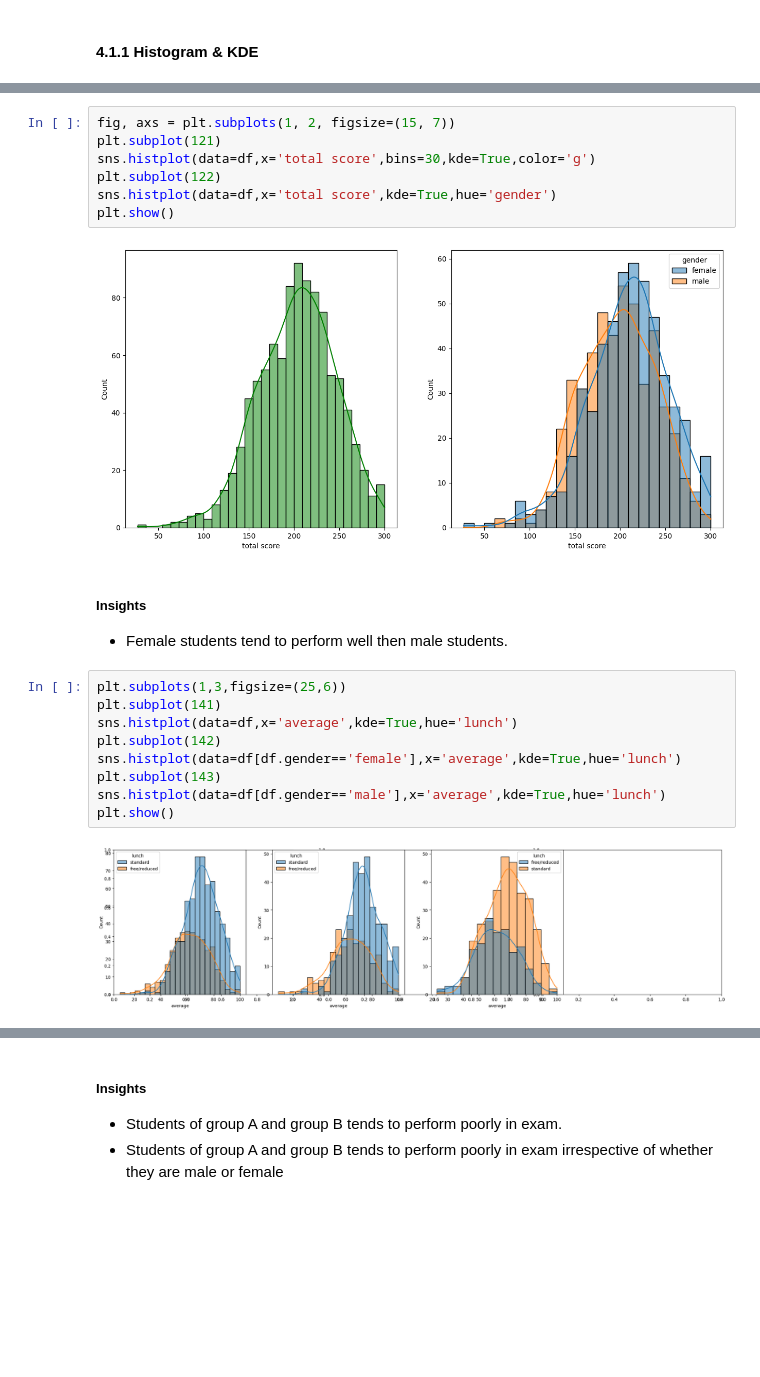
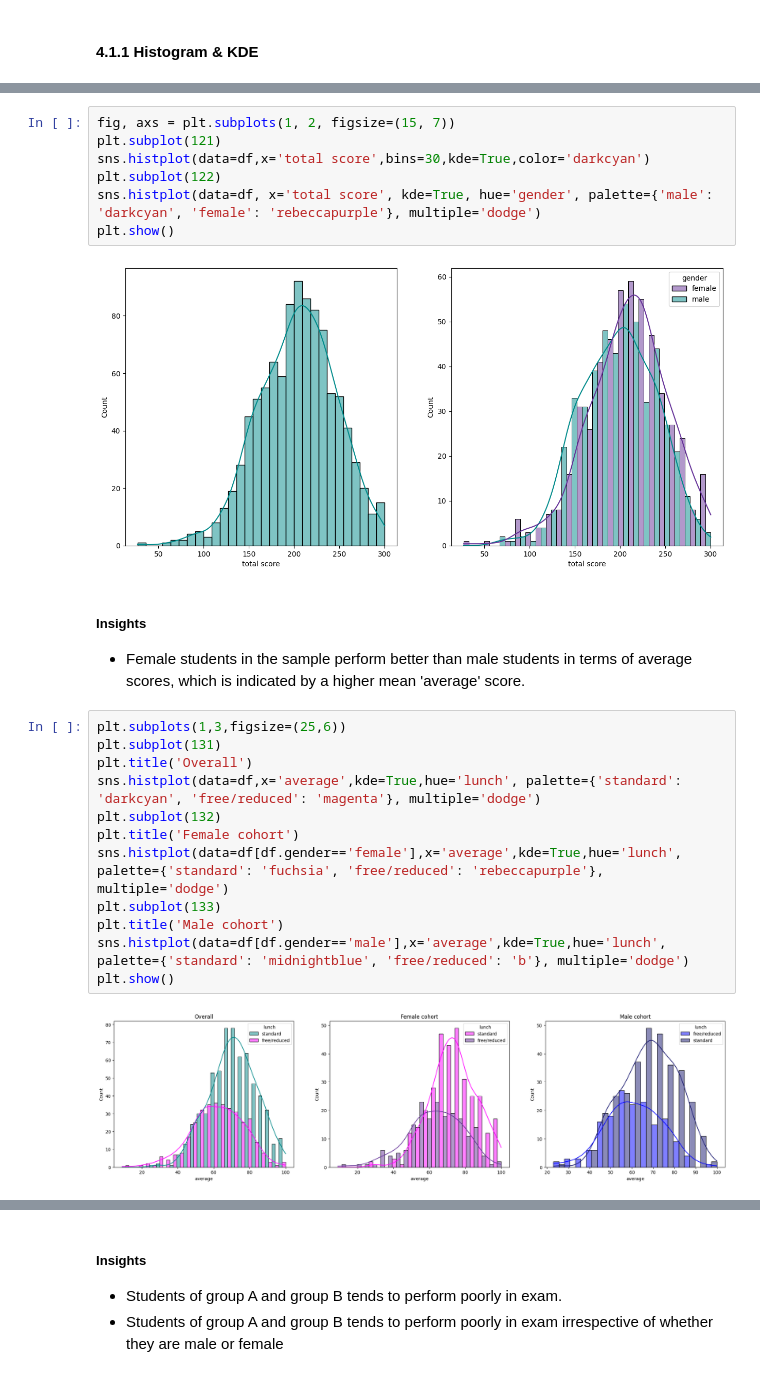
Before and after one commit to MohsinAli-10/ML-project-1-Student-Performance-Prediction, a Jupyter notebook: notebook/1 . EDA STUDENT PERFORMANCE .ipynb, the cells around one changed output, grey strips where cells are left out. Saved outputs shown, nothing was run; the diff lists cells and outputs as text; blank space fills up the shorter version.

```diff
--- a/notebook/1 . EDA STUDENT PERFORMANCE .ipynb
+++ b/notebook/1 . EDA STUDENT PERFORMANCE .ipynb
@@ -265,25 +265,28 @@ plt.show()
 # %%
 fig, axs = plt.subplots(1, 2, figsize=(15, 7))
 plt.subplot(121)
-sns.histplot(data=df,x='total score',bins=30,kde=True,color='g')
+sns.histplot(data=df,x='total score',bins=30,kde=True,color='darkcyan')
 plt.subplot(122)
-sns.histplot(data=df,x='total score',kde=True,hue='gender')
+sns.histplot(data=df, x='total score', kde=True, hue='gender', palette={'male': 'darkcyan', 'female': 'rebeccapurple'}, multiple='dodge')
 plt.show()
 # %% [output]
-[figure, old version]
+[figure, new version]
 # %% [markdown]
 #####  Insights
-- Female students tend to perform well then male students.
+- Female students in the sample perform better than male students in terms of average scores, which is indicated by a higher mean 'average' score.
 # %%
 plt.subplots(1,3,figsize=(25,6))
-plt.subplot(141)
-sns.histplot(data=df,x='average',kde=True,hue='lunch')
-plt.subplot(142)
-sns.histplot(data=df[df.gender=='female'],x='average',kde=True,hue='lunch')
-plt.subplot(143)
-sns.histplot(data=df[df.gender=='male'],x='average',kde=True,hue='lunch')
+plt.subplot(131)
+plt.title('Overall')
+sns.histplot(data=df,x='average',kde=True,hue='lunch', palette={'standard': 'darkcyan', 'free/reduced': 'magenta'}, multiple='dodge')
+plt.subplot(132)
+plt.title('Female cohort')
+sns.histplot(data=df[df.gender=='female'],x='average',kde=True,hue='lunch', palette={'standard': 'fuchsia', 'free/reduced': 'rebeccapurple'}, multiple='dodge')
+plt.subplot(133)
+plt.title('Male cohort')
+sns.histplot(data=df[df.gender=='male'],x='average',kde=True,hue='lunch', palette={'standard': 'midnightblue', 'free/reduced': 'b'}, multiple='dodge')
 plt.show()
 # %% [output]
-[figure, old version]
+[figure, new version]
 # %% [markdown]
 #####  Insights
```
Also changed, not shown: parts of 6 cells of this notebook.
